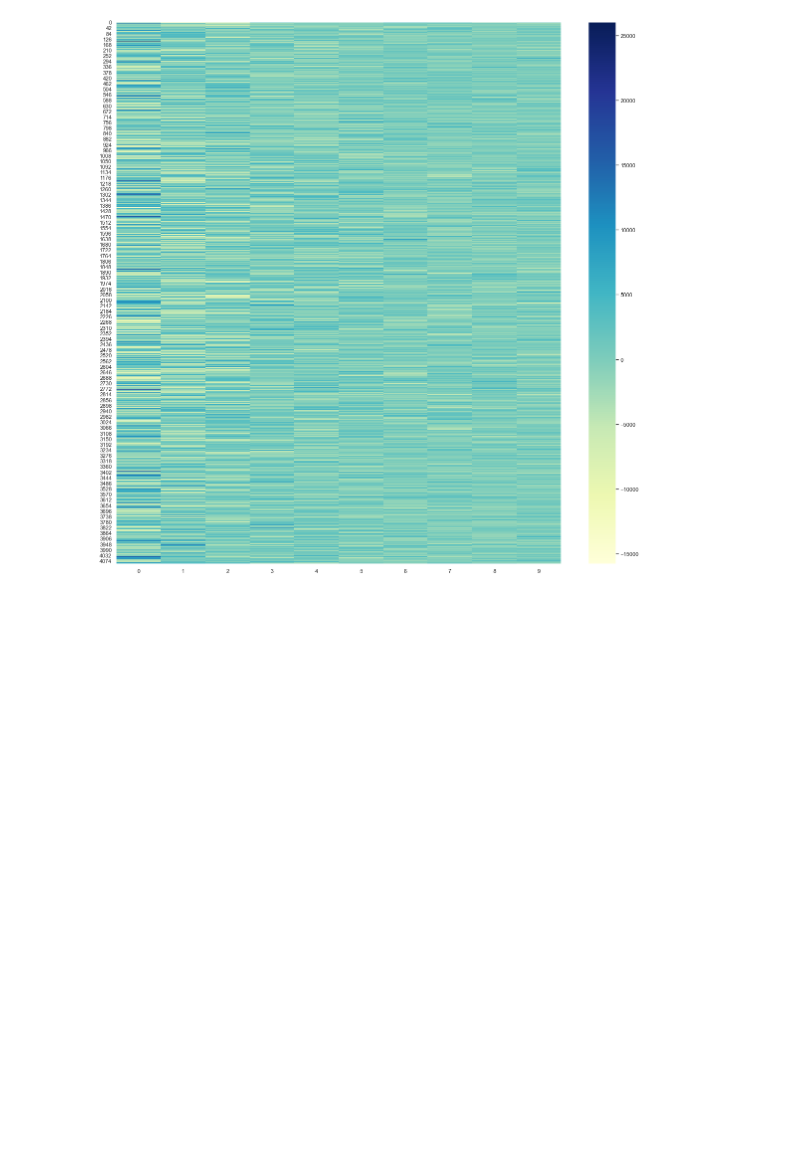
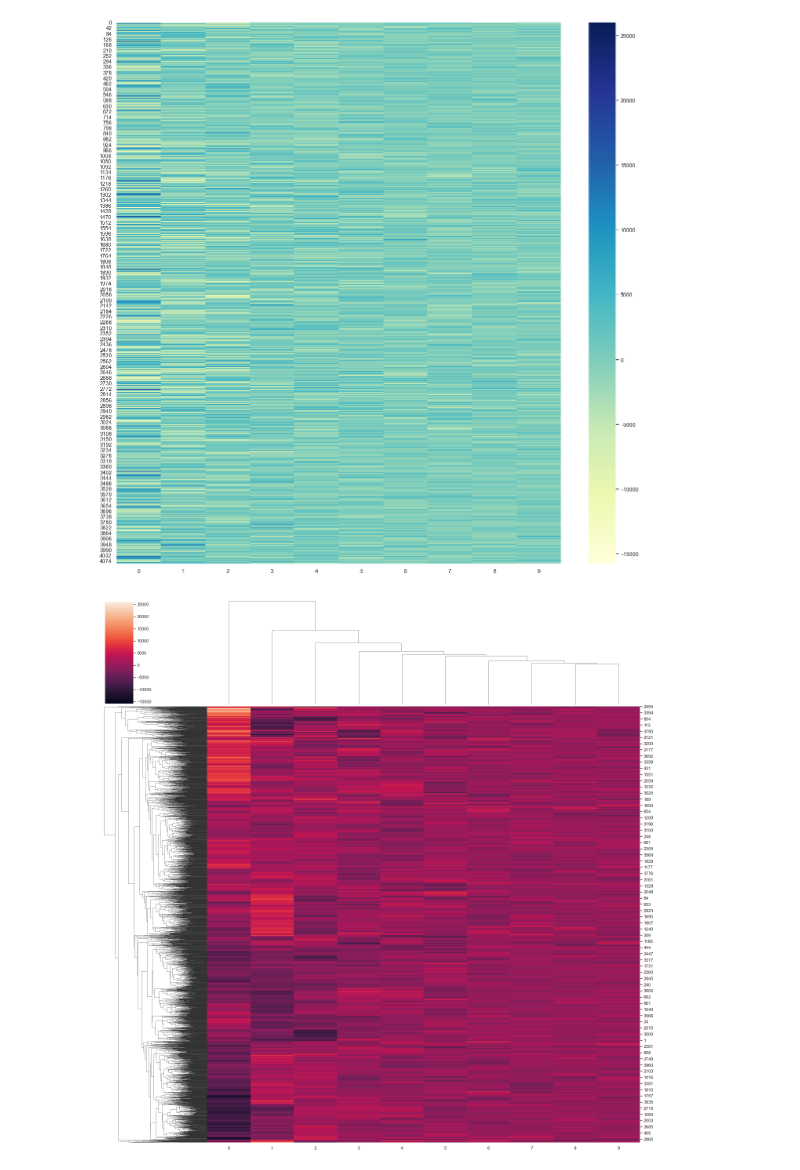
Before and after one commit to ElsaLopez133/PACHAMAMA, a Jupyter notebook: scatterplotipynb.ipynb, the cells around one changed output. Drawn from its saved outputs; the diff is of its cells as text; code cells hidden in the pictures; blank space fills up the shorter version.

Commit message:
scatterplot

```diff
--- a/scatterplotipynb.ipynb
+++ b/scatterplotipynb.ipynb
@@ -216,3 +216,7 @@ plt.figure(figsize=(20,20))
 ax = sns.heatmap(pca_result[:,:10],cmap="YlGnBu")
 # %% [output]
 [figure]
+# %%
+g = sns.clustermap(pca_result[:,:10],figsize=(20,20))
+# %% [output]
+[figure, added]
```
Also changed, not shown: parts of 5 cells of this notebook.
